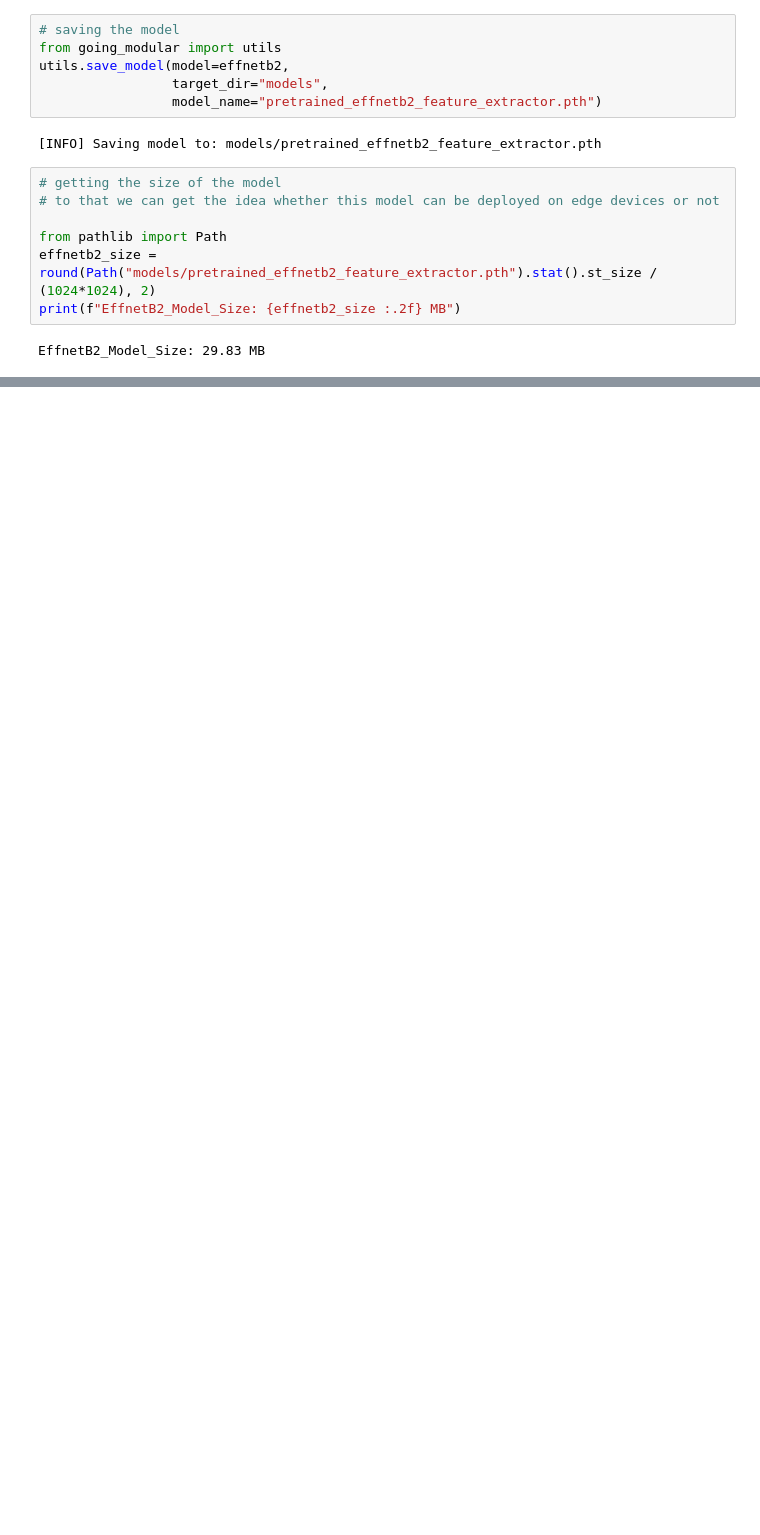
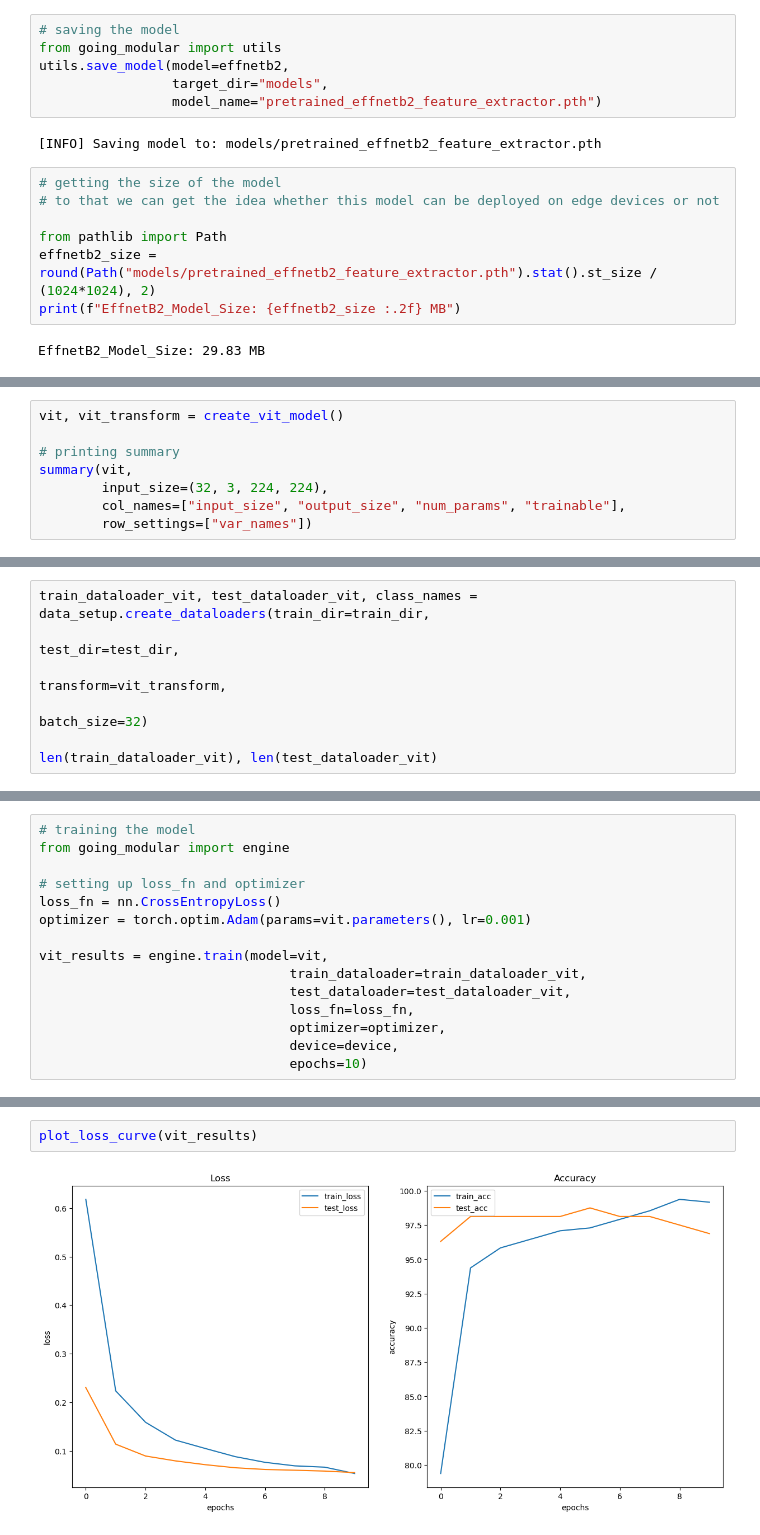
Before and after one commit to pratik-kadlak/Pytorch, a Jupyter notebook: 10. Model Deployment/model_deployment.ipynb, the cells around one changed output, grey strips where cells are left out. Cells and saved outputs as stored; diff of their text form; blank space fills up the shorter version.

Commit message:
compared_both_models

```diff
--- a/10. Model Deployment/model_deployment.ipynb
+++ b/10. Model Deployment/model_deployment.ipynb
@@ -286,0 +305,8 @@ effnetb2_stat
+# %%
+vit, vit_transform = create_vit_model()
+
+# printing summary
+summary(vit,
+        input_size=(32, 3, 224, 224),
+        col_names=["input_size", "output_size", "num_params", "trainable"],
+        row_settings=["var_names"])
@@ -286,0 +331,7 @@ effnetb2_stat
+# %%
+train_dataloader_vit, test_dataloader_vit, class_names = data_setup.create_dataloaders(train_dir=train_dir,
+                                                                                       test_dir=test_dir,
+                                                                                       transform=vit_transform,
+                                                                                       batch_size=32)
+
+len(train_dataloader_vit), len(test_dataloader_vit)
@@ -286,0 +340,15 @@ effnetb2_stat
+# %%
+# training the model
+from going_modular import engine
+
+# setting up loss_fn and optimizer
+loss_fn = nn.CrossEntropyLoss()
+optimizer = torch.optim.Adam(params=vit.parameters(), lr=0.001)
+
+vit_results = engine.train(model=vit,
+                                train_dataloader=train_dataloader_vit,
+                                test_dataloader=test_dataloader_vit,
+                                loss_fn=loss_fn,
+                                optimizer=optimizer,
+                                device=device,
+                                epochs=10)
@@ -286,0 +366,4 @@ effnetb2_stat
+# %%
+plot_loss_curve(vit_results)
+# %% [output]
+[figure, added]
```
Also changed, not shown: parts of 29 cells of this notebook, 2 other files.
